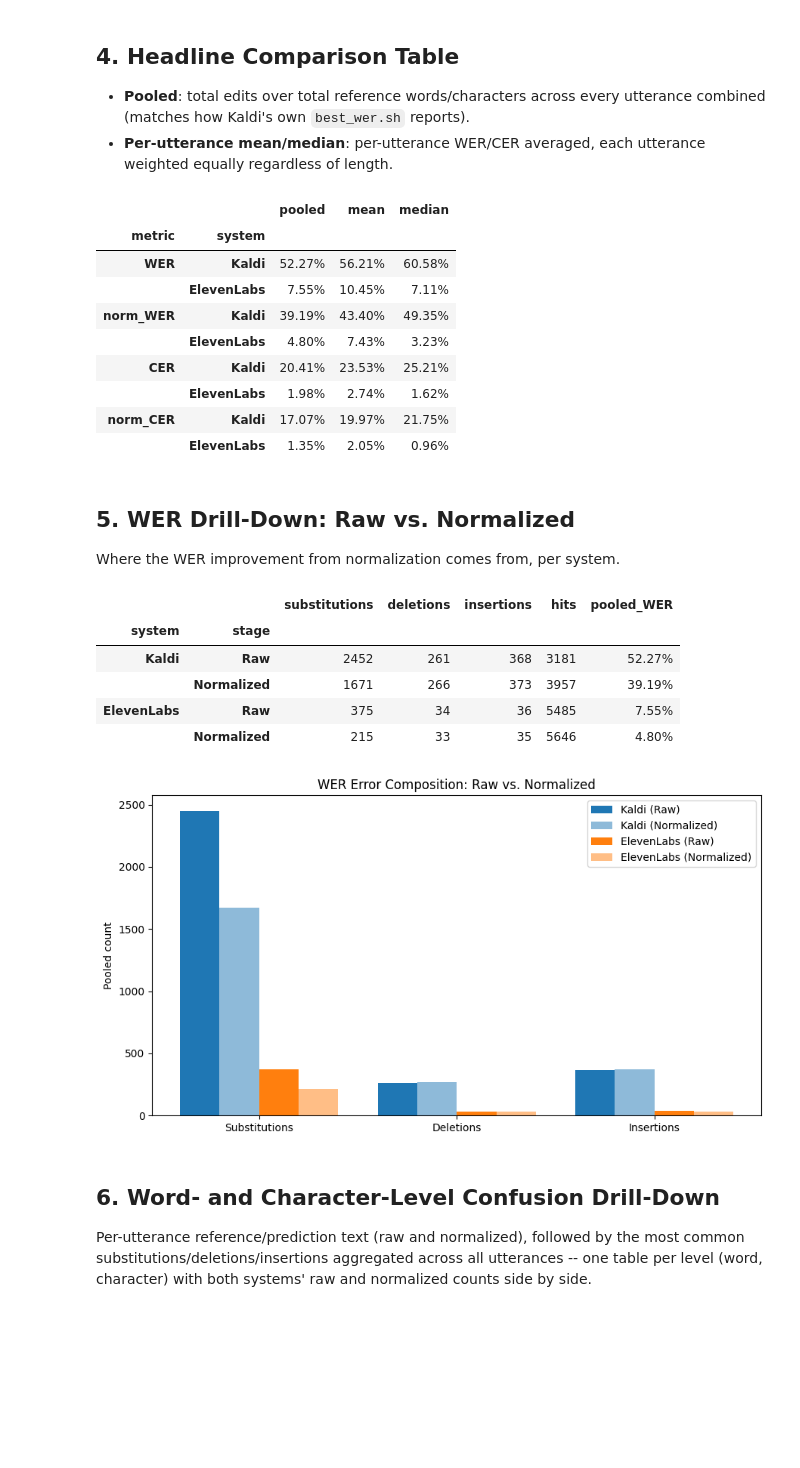
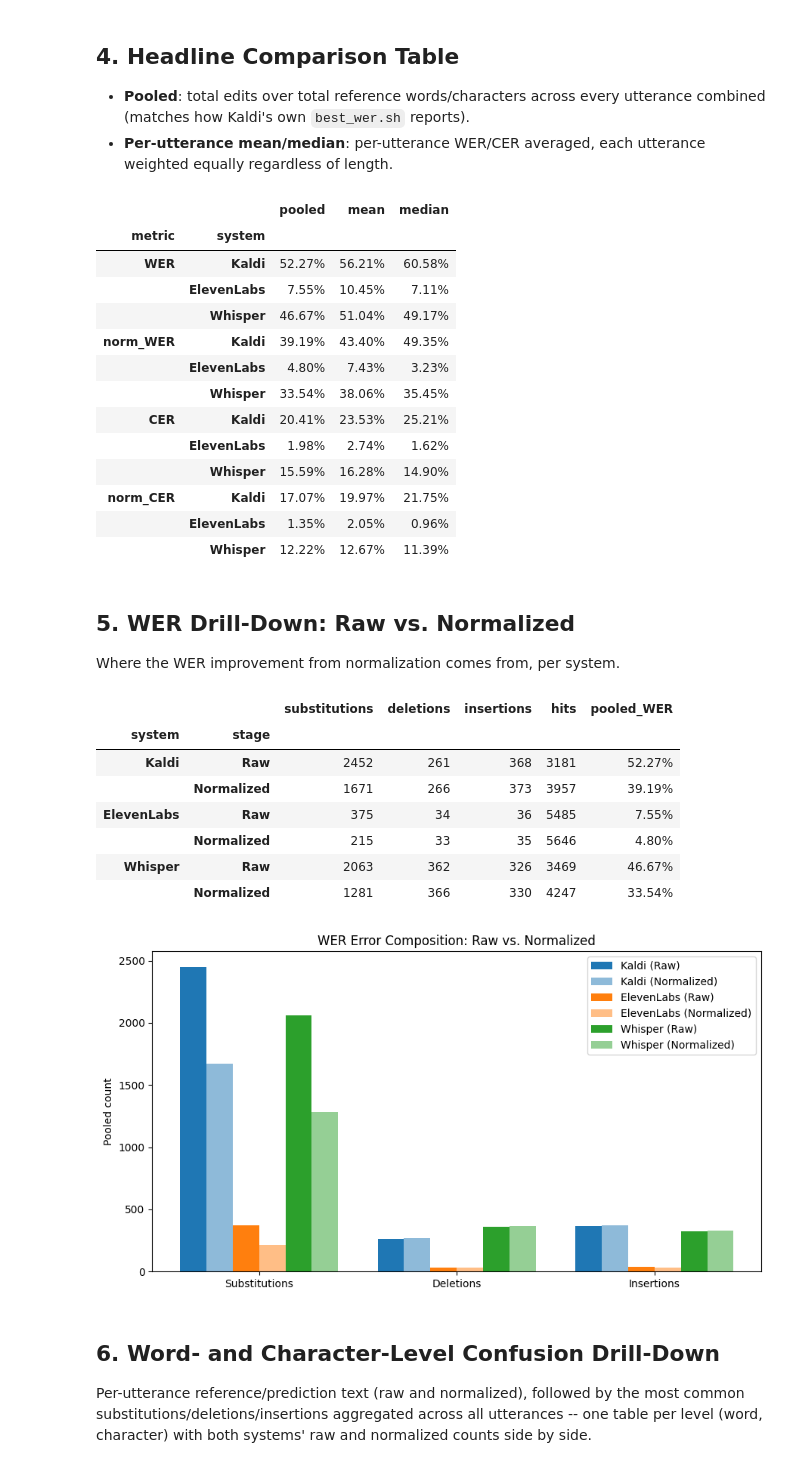
Before and after one commit to troymerales/cebuano-asr-benchmark, a Jupyter notebook: compare.ipynb, the cells around one changed output. Cells and saved outputs as stored; diff of their text form; code cells hidden in the pictures; blank space fills up the shorter version.

Commit message:
finished fine tuning whisper

```diff
--- a/compare.ipynb
+++ b/compare.ipynb
@@ -39,16 +47,16 @@ import matplotlib.pyplot as plt
 from jiwer import process_words, process_characters
 
 # Fixed per-system colors, reused for every chart -- Kaldi is always this
-# blue, ElevenLabs always this orange, regardless of column order after
-# any groupby/unstack.
-SYSTEM_COLORS = {"Kaldi": "#1f77b4", "ElevenLabs": "#ff7f0e"}
-SYSTEM_ORDER = ["Kaldi", "ElevenLabs"]
+# blue, ElevenLabs always this orange, Whisper always this green,
+# regardless of column order after any groupby/unstack.
+SYSTEM_COLORS = {"Kaldi": "#1f77b4", "ElevenLabs": "#ff7f0e", "Whisper": "#2ca02c"}
+SYSTEM_ORDER = ["Kaldi", "ElevenLabs", "Whisper"]
 
 
 def normalize_bisaya(text):
     # The single normalization function for this benchmark -- lowercase,
     # strip punctuation/hyphens, fold u/o together (common Bisaya spelling
-    # variation). Used nowhere else in the repo; both eval notebooks
+    # variation). Used nowhere else in the repo; all eval notebooks
     # export raw text/metrics only.
     text = str(text).lower()
     text = unicodedata.normalize("NFKC", text)
@@ -68,24 +76,31 @@ RESULTS_DIR = Path(os.environ.get("BISAYA_RESULTS_DIR", "output")).resolve()
 
 KALDI_CSV = RESULTS_DIR / "kaldi" / "results.csv"
 ELEVENLABS_CSV = RESULTS_DIR / "elevenlabs" / "results.csv"
+WHISPER_CSV = RESULTS_DIR / "whisper" / "results.csv"
 
 assert KALDI_CSV.exists(), f"{KALDI_CSV} not found -- run evaluate_kaldi.ipynb first."
 assert ELEVENLABS_CSV.exists(), f"{ELEVENLABS_CSV} not found -- run evaluate_elevenlabs.ipynb first."
+assert WHISPER_CSV.exists(), f"{WHISPER_CSV} not found -- run evaluate_whisper.ipynb first."
 
 kaldi_df = pd.read_csv(KALDI_CSV)
 elevenlabs_full_df = pd.read_csv(ELEVENLABS_CSV)
+whisper_full_df = pd.read_csv(WHISPER_CSV)
 
 matched_ids = set(kaldi_df["corpus_index"])
 elevenlabs_df = elevenlabs_full_df[elevenlabs_full_df["corpus_index"].isin(matched_ids)].copy()
+whisper_df = whisper_full_df[whisper_full_df["corpus_index"].isin(matched_ids)].copy()
 
-missing = matched_ids - set(elevenlabs_df["corpus_index"])
+have_all = set(elevenlabs_df["corpus_index"]) & set(whisper_df["corpus_index"])
+missing = matched_ids - have_all
 if missing:
     print(f"WARNING: {len(missing)} of Kaldi's {len(matched_ids)} test utterances "
-          f"have no ElevenLabs result yet -- comparisons below use only the "
-          f"{len(elevenlabs_df)} utterances both systems have.")
-    kaldi_df = kaldi_df[kaldi_df["corpus_index"].isin(set(elevenlabs_df["corpus_index"]))].copy()
+          f"have no ElevenLabs and/or Whisper result yet -- comparisons below "
+          f"use only the {len(have_all)} utterances all three systems have.")
+    kaldi_df = kaldi_df[kaldi_df["corpus_index"].isin(have_all)].copy()
+    elevenlabs_df = elevenlabs_df[elevenlabs_df["corpus_index"].isin(have_all)].copy()
+    whisper_df = whisper_df[whisper_df["corpus_index"].isin(have_all)].copy()
 
-SYSTEMS = {"Kaldi": kaldi_df, "ElevenLabs": elevenlabs_df}
+SYSTEMS = {"Kaldi": kaldi_df, "ElevenLabs": elevenlabs_df, "Whisper": whisper_df}
 
 print(f"Matched utterances: {len(kaldi_df)}")
 print(f"Matched speakers:   {kaldi_df['speaker_id'].nunique()}")
@@ -155,12 +170,16 @@ headline_df.style.format("{:.2%}")
 | metric | system |  |  |  |
 | WER | Kaldi | 52.27% | 56.21% | 60.58% |
 |  | ElevenLabs | 7.55% | 10.45% | 7.11% |
+|  | Whisper | 46.67% | 51.04% | 49.17% |
 | norm_WER | Kaldi | 39.19% | 43.40% | 49.35% |
 |  | ElevenLabs | 4.80% | 7.43% | 3.23% |
+|  | Whisper | 33.54% | 38.06% | 35.45% |
 | CER | Kaldi | 20.41% | 23.53% | 25.21% |
 |  | ElevenLabs | 1.98% | 2.74% | 1.62% |
+|  | Whisper | 15.59% | 16.28% | 14.90% |
 | norm_CER | Kaldi | 17.07% | 19.97% | 21.75% |
 |  | ElevenLabs | 1.35% | 2.05% | 0.96% |
+|  | Whisper | 12.22% | 12.67% | 11.39% |
 # %% [markdown]
 ## 5. WER Drill-Down: Raw vs. Normalized
 
@@ -189,33 +208,37 @@ breakdown_df.style.format({"pooled_WER": "{:.2%}"})
 |  | Normalized | 1671 | 266 | 373 | 3957 | 39.19% |
 | ElevenLabs | Raw | 375 | 34 | 36 | 5485 | 7.55% |
 |  | Normalized | 215 | 33 | 35 | 5646 | 4.80% |
+| Whisper | Raw | 2063 | 362 | 326 | 3469 | 46.67% |
+|  | Normalized | 1281 | 366 | 330 | 4247 | 33.54% |
 # %%
 fig, ax = plt.subplots(figsize=(9, 5))
 
 error_types = ["substitutions", "deletions", "insertions"]
-bar_width = 0.2
+n_bars = len(SYSTEM_ORDER) * 2  # 2 stages (Raw, Normalized) per system
+bar_width = 0.8 / n_bars
 x = range(len(error_types))
 
 for i, system in enumerate(SYSTEM_ORDER):
     for j, stage in enumerate(["Raw", "Normalized"]):
         values = [breakdown_df.loc[(system, stage), col] for col in error_types]
-        offset = (i * 2 + j - 1.5) * bar_width
+        idx = i * 2 + j
+        offset = (idx - (n_bars - 1) / 2) * bar_width
         ax.bar(
             [xi + offset for xi in x], values, width=bar_width,
             color=SYSTEM_COLORS[system],
             alpha=1.0 if stage == "Raw" else 0.5,
             label=f"{system} ({stage})",
         )
 
 ax.set_xticks(list(x))
 ax.set_xticklabels([e.capitalize() for e in error_types])
 ax.set_ylabel("Pooled count")
 ax.set_title("WER Error Composition: Raw vs. Normalized")
 ax.legend()
 plt.tight_layout()
 plt.show()
 # %% [output]
-[figure, old version]
+[figure, new version]
 # %% [markdown]
 ## 6. Word- and Character-Level Confusion Drill-Down
 
```
Also changed, not shown: parts of 9 cells of this notebook, 4 other files.
